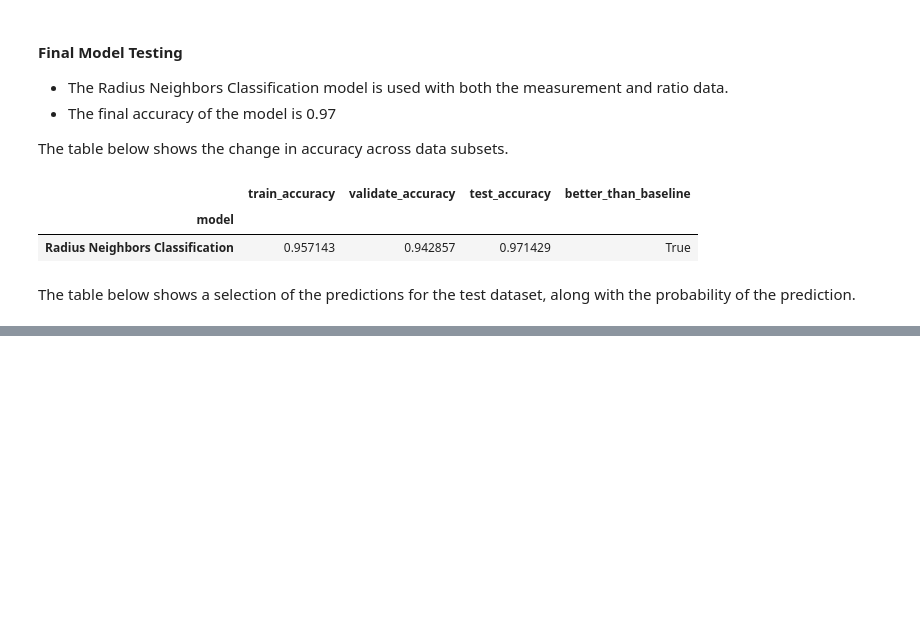
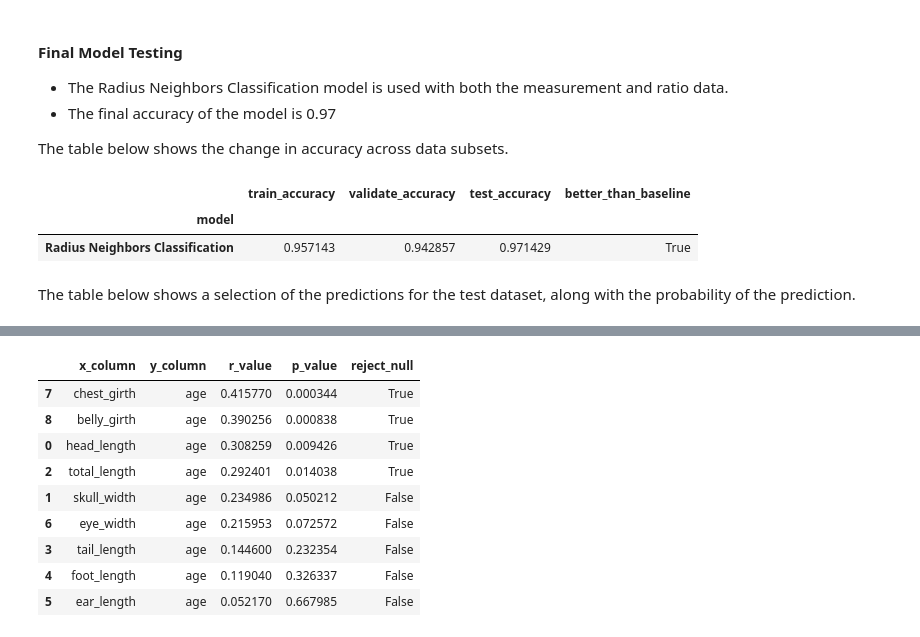
Before and after one commit to stephenfitzsimon/possum-regression, a Jupyter notebook: possum_models.ipynb, the cells around one changed output, grey strips where cells are left out. Cells and saved outputs as stored; diff of their text form; code cells hidden in the pictures; blank space fills up the shorter version.

```diff
--- a/possum_models.ipynb
+++ b/possum_models.ipynb
@@ -663,0 +664,5 @@ Below are graphs showing the linear regression line between age and the anatomic
+# %%
+df = acquire.make_dataset() #make the dataframe
+#split the data and confirm the shapes
+train, validate, test = prepare.split_data(df)
+print(f"Train shape {train.shape}\nValidate shape {validate.shape}\nTest shape {test.shape}")
@@ -667,0 +696,13 @@ explore_target_age.make_correlation_plots(train)
+# %%
+explore_target_age.correlation_test(train).sort_values(['reject_null', 'r_value'], ascending = False)
+# %% [output]
+|  | x_column | y_column | r_value | p_value | reject_null |
+| 7 | chest_girth | age | 0.415770 | 0.000344 | True |
+| 8 | belly_girth | age | 0.390256 | 0.000838 | True |
+| 0 | head_length | age | 0.308259 | 0.009426 | True |
+| 2 | total_length | age | 0.292401 | 0.014038 | True |
+| 1 | skull_width | age | 0.234986 | 0.050212 | False |
+| 6 | eye_width | age | 0.215953 | 0.072572 | False |
+| 3 | tail_length | age | 0.144600 | 0.232354 | False |
+| 4 | foot_length | age | 0.119040 | 0.326337 | False |
+| 5 | ear_length | age | 0.052170 | 0.667985 | False |
```
Also changed, not shown: parts of 15 cells of this notebook, 4 other files.
